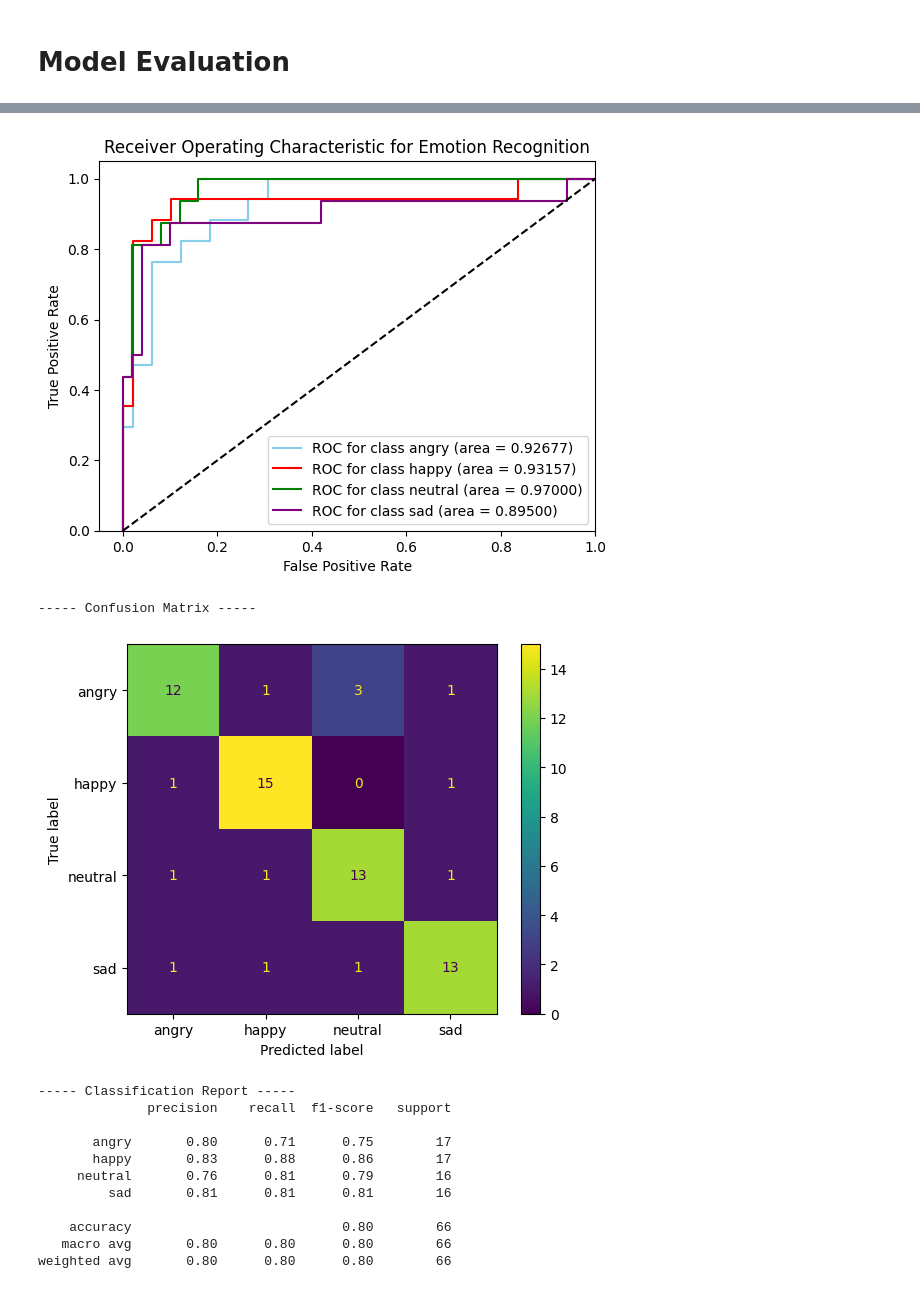
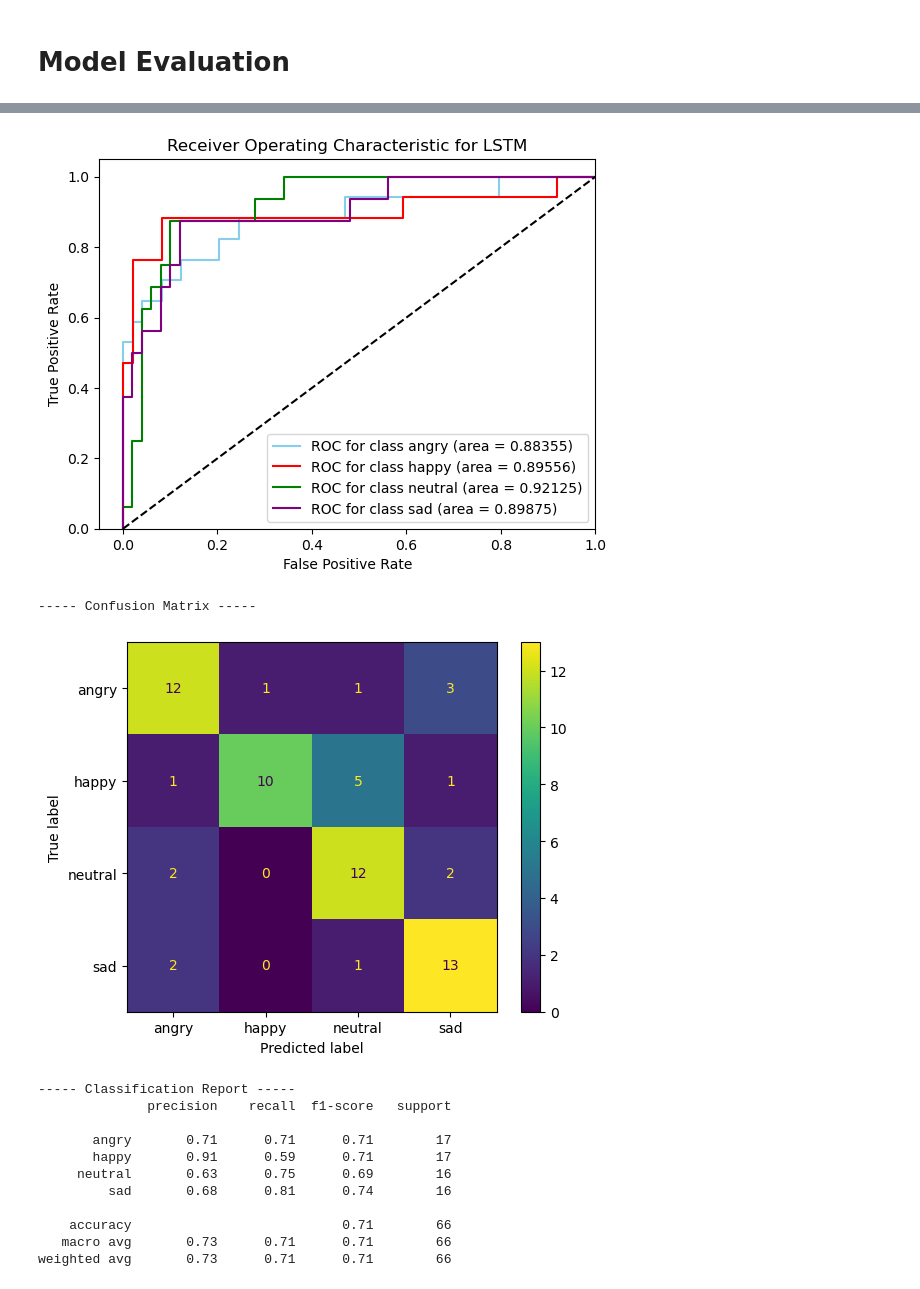
Before and after one commit to marcuslim835/IS4242-Group-3, a Jupyter notebook: Notebooks/Model_LSTM.ipynb, the cells around one changed output, grey strips where cells are left out. Cells and saved outputs as stored; diff of their text form; code cells hidden in the pictures.

Commit message:
Update CNN LSTM RF

```diff
--- a/Notebooks/Model_LSTM.ipynb
+++ b/Notebooks/Model_LSTM.ipynb
@@ -162,8 +139,8 @@ def processData(df):
     new_df = pd.concat([new_df, spectral_df], axis=1)
 
     # tonnetz
-    tonnetz_columns = ['tonnetz_' + str(i) for i in range(1, 8)]
-    tonnetz_df = pd.DataFrame(df['speech'].apply(lambda x: extract_spectral_contrast(x)).tolist(), columns=tonnetz_columns)
+    tonnetz_columns = ['tonnetz_' + str(i) for i in range(1, 7)]
+    tonnetz_df = pd.DataFrame(df['speech'].apply(lambda x: extract_tonnetz(x)).tolist(), columns=tonnetz_columns)
     new_df = pd.concat([new_df, tonnetz_df], axis=1)
 
     return new_df
@@ -317,7 +294,7 @@ plt.xlim([-0.05, 1.0])
 plt.ylim([0.0, 1.05])
 plt.xlabel('False Positive Rate')
 plt.ylabel('True Positive Rate')
-plt.title('Receiver Operating Characteristic for Emotion Recognition')
+plt.title('Receiver Operating Characteristic for LSTM')
 plt.legend(loc="lower right")
 plt.show()
 
@@ -338,18 +315,18 @@ print(classification_report(np.argmax(y_test, axis=1), np.argmax(predictions, ax
 ----- AUC ROC Curve -----
-[figure, old version]
+[figure, new version]
 ----- Confusion Matrix -----
-[figure, old version]
+[figure, new version]
 ----- Classification Report -----
               precision    recall  f1-score   support
 
-       angry       0.80      0.71      0.75        17
-       happy       0.83      0.88      0.86        17
-     neutral       0.76      0.81      0.79        16
-         sad       0.81      0.81      0.81        16
+       angry       0.71      0.71      0.71        17
+       happy       0.91      0.59      0.71        17
+     neutral       0.63      0.75      0.69        16
+         sad       0.68      0.81      0.74        16
 
-    accuracy                           0.80        66
-   macro avg       0.80      0.80      0.80        66
-weighted avg       0.80      0.80      0.80        66
+    accuracy                           0.71        66
+   macro avg       0.73      0.71      0.71        66
+weighted avg       0.73      0.71      0.71        66
 # %%
 epochs = list(range(50))
 acc = history.history['accuracy']
```
Also changed, not shown: parts of 13 cells of this notebook, 2 other files.
